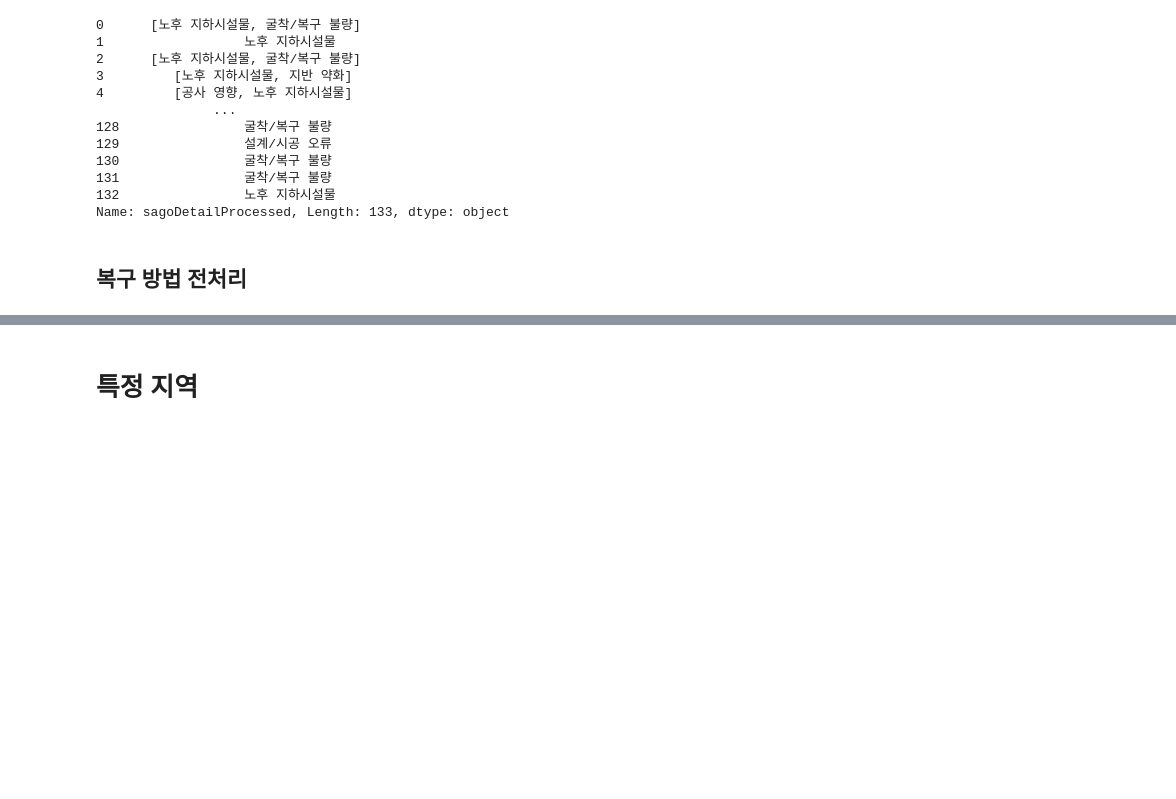
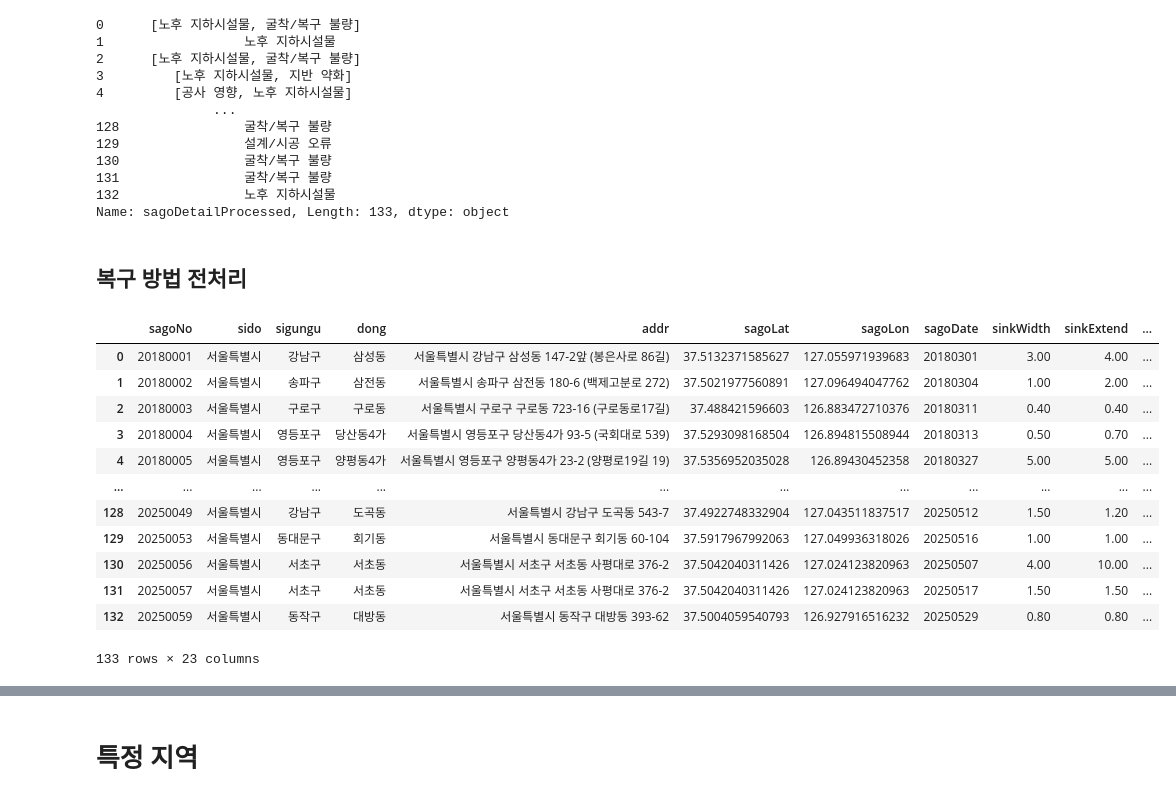
Before and after one commit to yunbeeee/UnderTheFoot, a Jupyter notebook: data.ipynb, the cells around one changed output, grey strips where cells are left out. Saved outputs shown, nothing was run; the diff lists cells and outputs as text; code cells hidden in the pictures; blank space fills up the shorter version.

```diff
--- a/data.ipynb
+++ b/data.ipynb
@@ -1253,3 +1253,20 @@ Name: sagoDetailProcessed, Length: 133, dtype: object
 df.to_csv("Database/openapi/seoul/지반침하사고_정보_위경도_채움.csv", index=False, encoding="utf-8-sig")
 # %% [markdown]
 ## 복구 방법 전처리
+# %%
+df = pd.read_csv("Database/openapi/seoul/지반침하사고_정보_위경도_채움.csv", dtype=str)
+df
+# %% [output]
+|  | sagoNo | sido | sigungu | dong | addr | sagoLat | sagoLon | sagoDate | sinkWidth | sinkExtend | ... |
+| 0 | 20180001 | 서울특별시 | 강남구 | 삼성동 | 서울특별시 강남구 삼성동 147-2앞 (봉은사로 86길) | 37.5132371585627 | 127.055971939683 | 20180301 | 3.00 | 4.00 | ... |
+| 1 | 20180002 | 서울특별시 | 송파구 | 삼전동 | 서울특별시 송파구 삼전동 180-6 (백제고분로 272) | 37.5021977560891 | 127.096494047762 | 20180304 | 1.00 | 2.00 | ... |
+| 2 | 20180003 | 서울특별시 | 구로구 | 구로동 | 서울특별시 구로구 구로동 723-16 (구로동로17길) | 37.488421596603 | 126.883472710376 | 20180311 | 0.40 | 0.40 | ... |
+| 3 | 20180004 | 서울특별시 | 영등포구 | 당산동4가 | 서울특별시 영등포구 당산동4가 93-5 (국회대로 539) | 37.5293098168504 | 126.894815508944 | 20180313 | 0.50 | 0.70 | ... |
+| 4 | 20180005 | 서울특별시 | 영등포구 | 양평동4가 | 서울특별시 영등포구 양평동4가 23-2 (양평로19길 19) | 37.5356952035028 | 126.89430452358 | 20180327 | 5.00 | 5.00 | ... |
+| ... | ... | ... | ... | ... | ... | ... | ... | ... | ... | ... | ... |
+| 128 | 20250049 | 서울특별시 | 강남구 | 도곡동 | 서울특별시 강남구 도곡동 543-7 | 37.4922748332904 | 127.043511837517 | 20250512 | 1.50 | 1.20 | ... |
+| 129 | 20250053 | 서울특별시 | 동대문구 | 회기동 | 서울특별시 동대문구 회기동 60-104 | 37.5917967992063 | 127.049936318026 | 20250516 | 1.00 | 1.00 | ... |
+| 130 | 20250056 | 서울특별시 | 서초구 | 서초동 | 서울특별시 서초구 서초동 사평대로 376-2 | 37.5042040311426 | 127.024123820963 | 20250507 | 4.00 | 10.00 | ... |
+| 131 | 20250057 | 서울특별시 | 서초구 | 서초동 | 서울특별시 서초구 서초동 사평대로 376-2 | 37.5042040311426 | 127.024123820963 | 20250517 | 1.50 | 1.50 | ... |
+| 132 | 20250059 | 서울특별시 | 동작구 | 대방동 | 서울특별시 동작구 대방동 393-62 | 37.5004059540793 | 126.927916516232 | 20250529 | 0.80 | 0.80 | ... |
+133 rows × 23 columns
```
Also changed, not shown: parts of 7 cells of this notebook.
